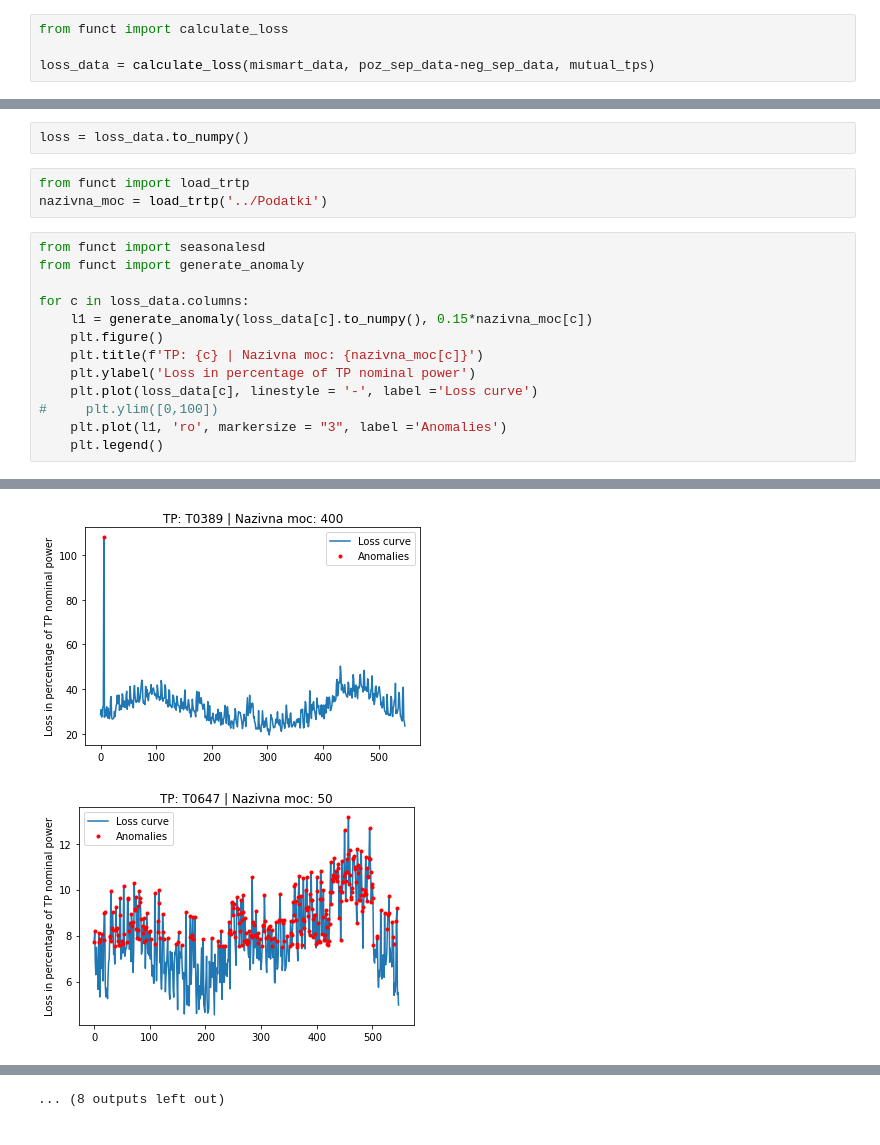
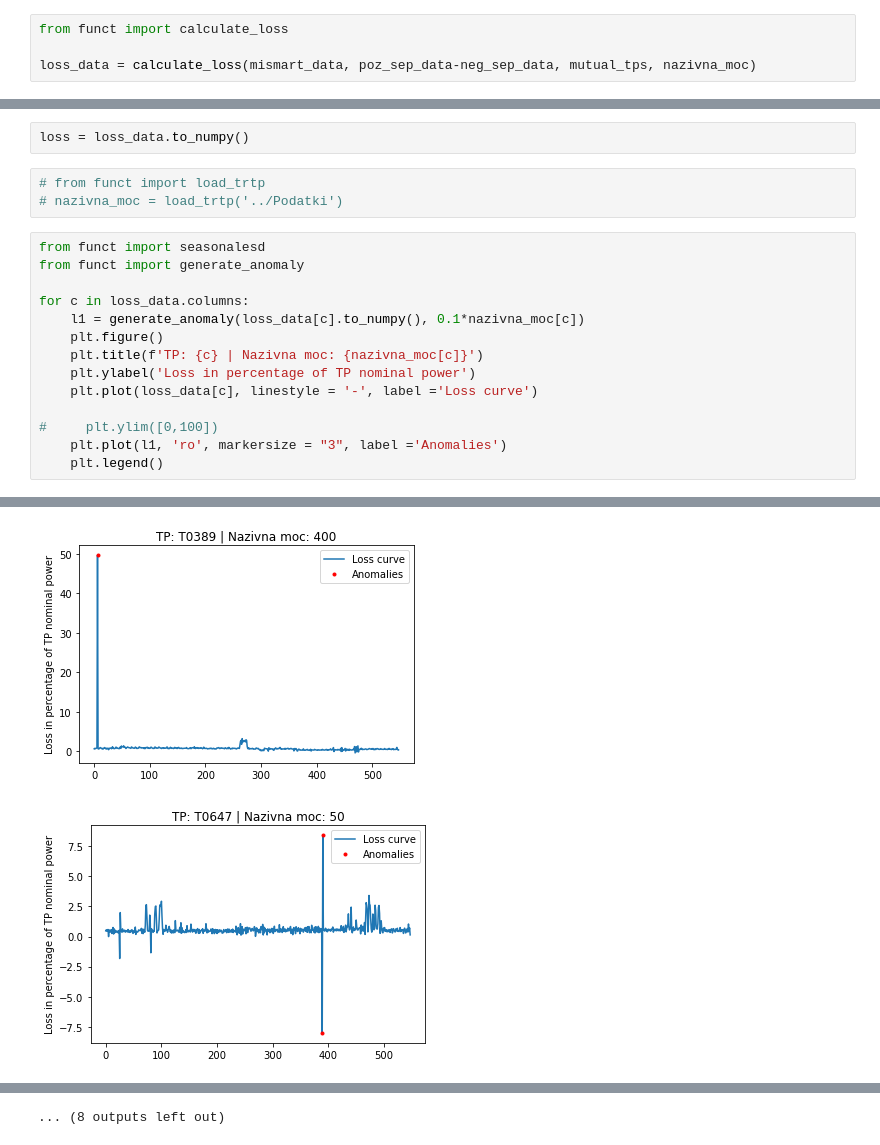
Before and after one commit to viksa98/Consumption-control, a Jupyter notebook: SEP consumption.ipynb, the cells around one changed output, grey strips where cells are left out. Drawn from its saved outputs; the diff is of its cells as text.

```diff
--- a/SEP consumption.ipynb
+++ b/SEP consumption.ipynb
@@ -138,24 +161,25 @@ razlika
 # %%
 from funct import calculate_loss
 
-loss_data = calculate_loss(mismart_data, poz_sep_data-neg_sep_data, mutual_tps)
+loss_data = calculate_loss(mismart_data, poz_sep_data-neg_sep_data, mutual_tps, nazivna_moc)
 # %%
 loss_data = loss_data
 # %%
 loss = loss_data.to_numpy()
 # %%
-from funct import load_trtp
-nazivna_moc = load_trtp('../Podatki')
+# from funct import load_trtp
+# nazivna_moc = load_trtp('../Podatki')
 # %%
 from funct import seasonalesd
 from funct import generate_anomaly
 
 for c in loss_data.columns:
-    l1 = generate_anomaly(loss_data[c].to_numpy(), 0.15*nazivna_moc[c])
+    l1 = generate_anomaly(loss_data[c].to_numpy(), 0.1*nazivna_moc[c])
     plt.figure()
     plt.title(f'TP: {c} | Nazivna moc: {nazivna_moc[c]}')
     plt.ylabel('Loss in percentage of TP nominal power')
     plt.plot(loss_data[c], linestyle = '-', label ='Loss curve')
+
 #     plt.ylim([0,100])
     plt.plot(l1, 'ro', markersize = "3", label ='Anomalies')
     plt.legend()
@@ -167,2 +191,2 @@ for c in loss_data.columns:
-[figure, old version]
+[figure, new version]
-[figure, old version]
+[figure, new version]
```
Also changed, not shown: parts of 8 cells of this notebook, 1 other file.
